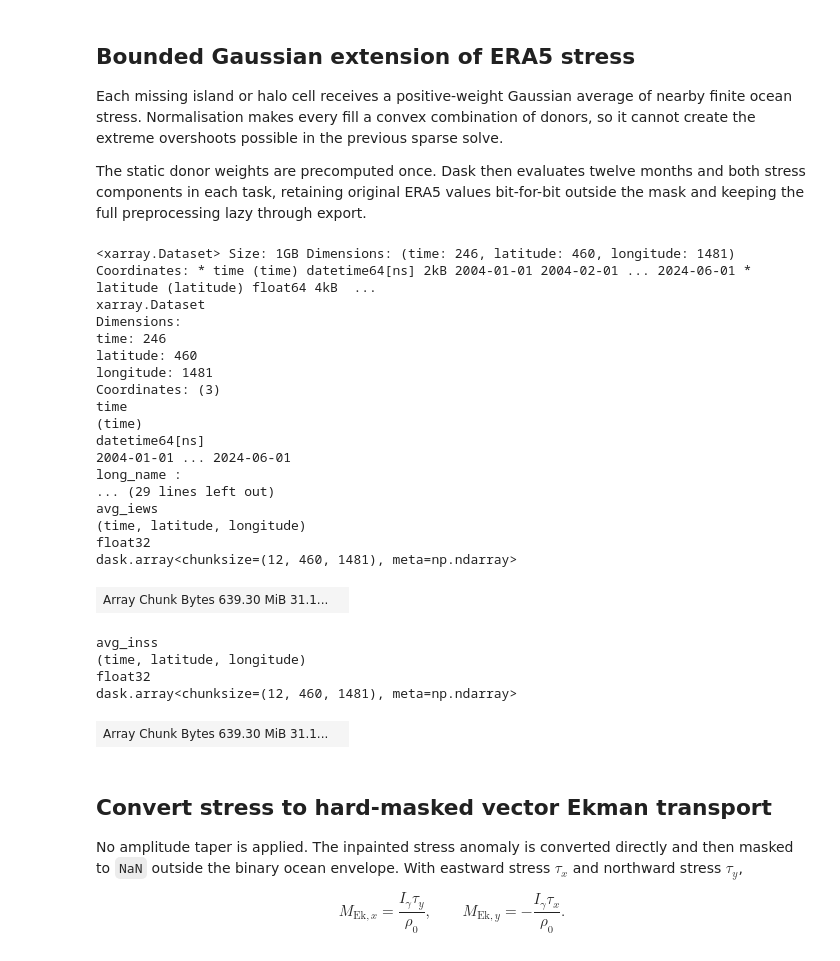
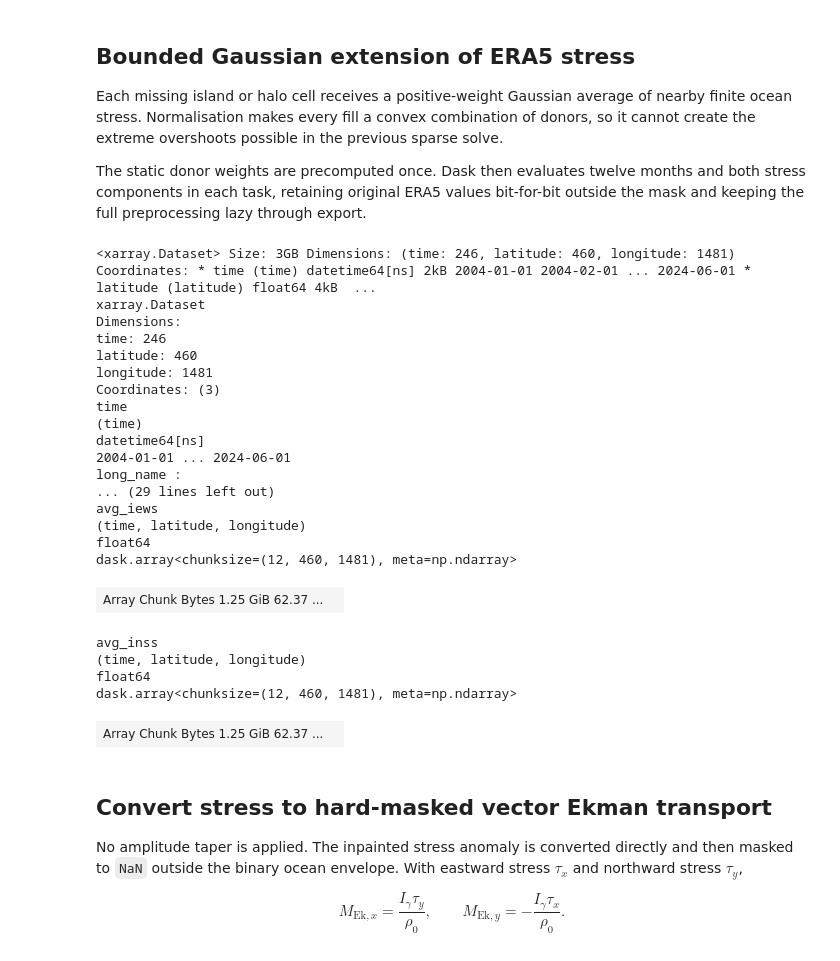
Before and after one commit to andrewwatford/MOCAdjustmentTheory, a Jupyter notebook: notebooks/input_generation/construct_forcing_dataset_island_inpainted_no_taper.ipynb, the cells around one changed output. Drawn from its saved outputs; the diff is of its cells as text; code cells hidden in the pictures.

```diff
--- a/notebooks/input_generation/construct_forcing_dataset_island_inpainted_no_taper.ipynb
+++ b/notebooks/input_generation/construct_forcing_dataset_island_inpainted_no_taper.ipynb
@@ -522,42 +522,46 @@ winds_inpainted = xr.Dataset(
         "avg_iews": (
             ("time", "latitude", "longitude"), inpainted_stress[:, 0]
         ),
         "avg_inss": (
             ("time", "latitude", "longitude"), inpainted_stress[:, 1]
         ),
     },
     coords={
         "time": winds.time,
         "latitude": winds.latitude,
         "longitude": winds.longitude,
     },
 )
-winds_anomaly = winds_inpainted - winds_inpainted.mean("time")
+# Accumulate the climatology in float64.  A float32 Dask reduction over
+# 246 oppositely signed monthly values can otherwise leave a spurious
+# O(1e-3 m2 s-1) transport mean through cancellation alone.
+winds_inpainted_float64 = winds_inpainted.astype(np.float64)
+winds_anomaly = winds_inpainted_float64 - winds_inpainted_float64.mean("time")
 winds_anomaly
 # %% [output]
-<xarray.Dataset> Size: 1GB Dimensions: (time: 246, latitude: 460, longitude: 1481) Coordinates: * time (time) datetime64[ns] 2kB 2004-01-01 2004-02-01 ... 2024-06-01 * latitude (latitude) float64 4kB  ...
+<xarray.Dataset> Size: 3GB Dimensions: (time: 246, latitude: 460, longitude: 1481) Coordinates: * time (time) datetime64[ns] 2kB 2004-01-01 2004-02-01 ... 2024-06-01 * latitude (latitude) float64 4kB  ...
 xarray.Dataset
 Dimensions:
 time: 246
 latitude: 460
 longitude: 1481
 Coordinates: (3)
 time
 (time)
 datetime64[ns]
 2004-01-01 ... 2024-06-01
 long_name :
 ... (29 lines left out)
 avg_iews
 (time, latitude, longitude)
-float32
+float64
 dask.array<chunksize=(12, 460, 1481), meta=np.ndarray>
-| Array Chunk Bytes 639.30 MiB 31.1... |  |
+| Array Chunk Bytes 1.25 GiB 62.37 ... |  |
 avg_inss
 (time, latitude, longitude)
-float32
+float64
 dask.array<chunksize=(12, 460, 1481), meta=np.ndarray>
-| Array Chunk Bytes 639.30 MiB 31.1... |  |
+| Array Chunk Bytes 1.25 GiB 62.37 ... |  |
 # %% [markdown]
 ## Convert stress to hard-masked vector Ekman transport
 
```
Also changed, not shown: parts of 4 cells of this notebook.
